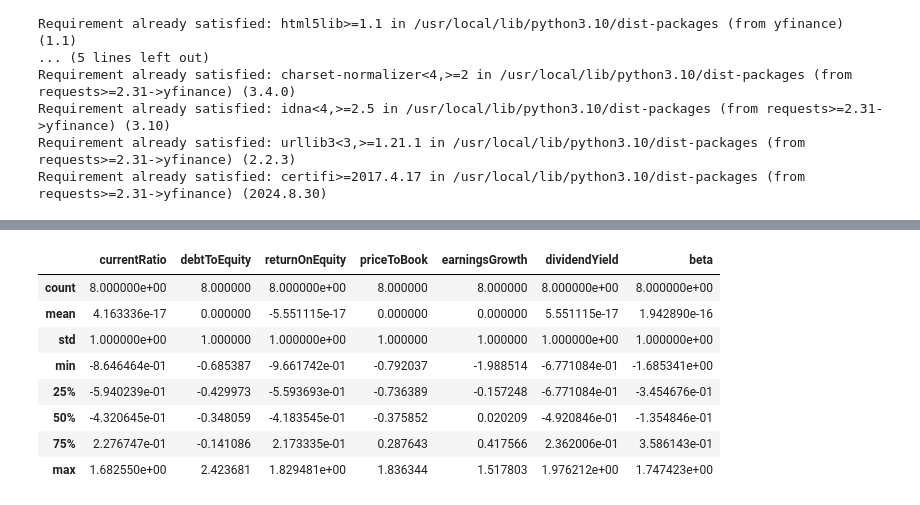
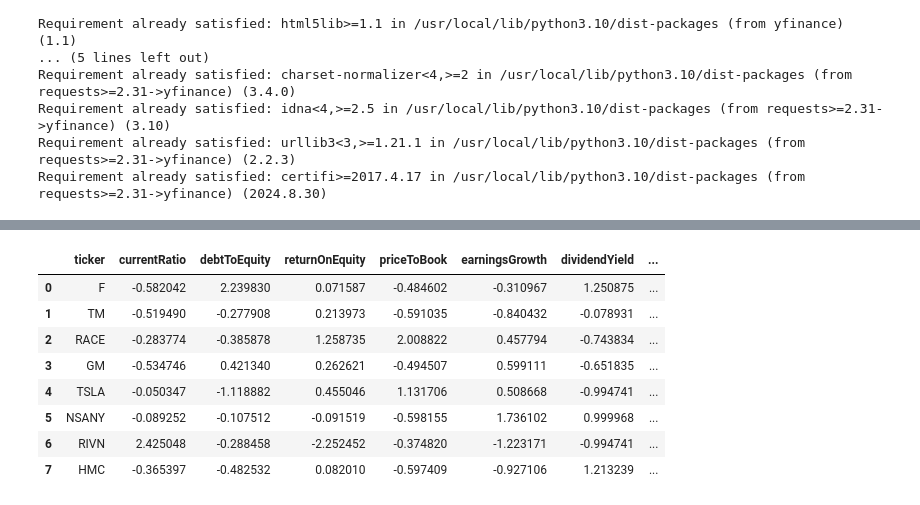
Before and after one commit to 28Aarya/FHI-score-for-stability, a Jupyter notebook: Financial_Health_index.ipynb, the cells around one changed output, grey strips where cells are left out. Saved outputs shown, nothing was run; the diff lists cells and outputs as text; code cells hidden in the pictures.

```diff
--- a/Financial_Health_index.ipynb
+++ b/Financial_Health_index.ipynb
@@ -30,7 +30,7 @@ import seaborn as sns
 import yfinance as yf
 import pandas as pd
 
-stocks = ['AAPL', 'MSFT', 'NVDA', 'NOW', 'NOK', 'INTC', 'TSLA', 'ZM']
+stocks = ['F', 'TM', 'RACE', 'GM','TSLA','NSANY','RIVN','HMC']
 
 def fetch_metrics(ticker):
     stock = yf.Ticker(ticker)
@@ -108,9 +107,0 @@ For example, when doing 'df[col].method(value, inplace=True)', try using 'df.met
-# %%
-# Earnings per share for 2023 and 2024 as per the internet for INTC
-eps_2024 = -0.46
-eps_2023 = 0.54
-
-# Calculate earnings growth
-earnings_growth = (eps_2024 - eps_2023) / eps_2023
-financial_df['earningsGrowth'].fillna(earnings_growth, inplace=True)
-financial_df.head(6)
@@ -146,0 +165,13 @@ financial_df.head(8)
+# %%
+# Assign weights focused on FHI for stability
+
+weights = {
+        'currentRatio': 0.2,
+        'debtToEquity': 0.25,
+        'returnOnEquity':0.15,
+        'priceToBook':0.1,
+        'earningsGrowth':0.1,
+        'dividendYield':0.2,
+        'beta':0.2
+
+}
@@ -147,12 +230,12 @@ financial_df.head(8)
 # %%
-financial_df.describe()
+financial_df
 # %% [output]
-|  | currentRatio | debtToEquity | returnOnEquity | priceToBook | earningsGrowth | dividendYield | beta |
-| count | 8.000000e+00 | 8.000000 | 8.000000e+00 | 8.000000 | 8.000000 | 8.000000e+00 | 8.000000e+00 |
-| mean | 4.163336e-17 | 0.000000 | -5.551115e-17 | 0.000000 | 0.000000 | 5.551115e-17 | 1.942890e-16 |
-| std | 1.000000e+00 | 1.000000 | 1.000000e+00 | 1.000000 | 1.000000 | 1.000000e+00 | 1.000000e+00 |
-| min | -8.646464e-01 | -0.685387 | -9.661742e-01 | -0.792037 | -1.988514 | -6.771084e-01 | -1.685341e+00 |
-| 25% | -5.940239e-01 | -0.429973 | -5.593693e-01 | -0.736389 | -0.157248 | -6.771084e-01 | -3.454676e-01 |
-| 50% | -4.320645e-01 | -0.348059 | -4.183545e-01 | -0.375852 | 0.020209 | -4.920846e-01 | -1.354846e-01 |
-| 75% | 2.276747e-01 | -0.141086 | 2.173335e-01 | 0.287643 | 0.417566 | 2.362006e-01 | 3.586143e-01 |
-| max | 1.682550e+00 | 2.423681 | 1.829481e+00 | 1.836344 | 1.517803 | 1.976212e+00 | 1.747423e+00 |
+|  | ticker | currentRatio | debtToEquity | returnOnEquity | priceToBook | earningsGrowth | dividendYield | ... |
+| 0 | F | -0.582042 | 2.239830 | 0.071587 | -0.484602 | -0.310967 | 1.250875 | ... |
+| 1 | TM | -0.519490 | -0.277908 | 0.213973 | -0.591035 | -0.840432 | -0.078931 | ... |
+| 2 | RACE | -0.283774 | -0.385878 | 1.258735 | 2.008822 | 0.457794 | -0.743834 | ... |
+| 3 | GM | -0.534746 | 0.421340 | 0.262621 | -0.494507 | 0.599111 | -0.651835 | ... |
+| 4 | TSLA | -0.050347 | -1.118882 | 0.455046 | 1.131706 | 0.508668 | -0.994741 | ... |
+| 5 | NSANY | -0.089252 | -0.107512 | -0.091519 | -0.598155 | 1.736102 | 0.999968 | ... |
+| 6 | RIVN | 2.425048 | -0.288458 | -2.252452 | -0.374820 | -1.223171 | -0.994741 | ... |
+| 7 | HMC | -0.365397 | -0.482532 | 0.082010 | -0.597409 | -0.927106 | 1.213239 | ... |
```
Also changed, not shown: parts of 19 cells of this notebook.
